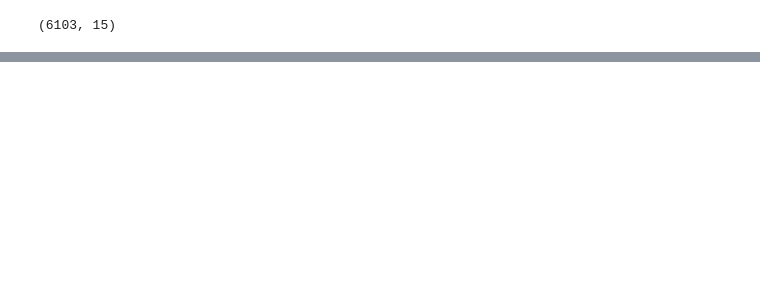
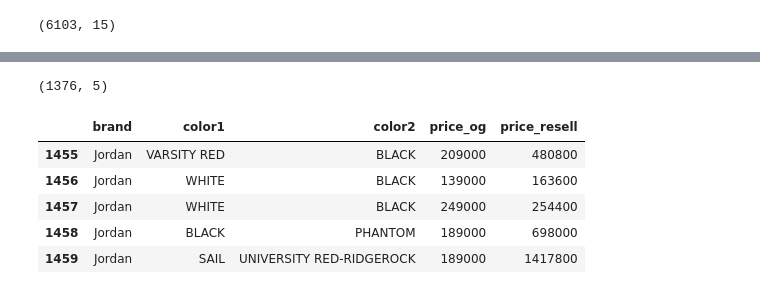
Before and after one commit to donghui-0126/mini-project, a Jupyter notebook: shoes-project/resell_regressor/color_dnn.ipynb, the cells around one changed output, grey strips where cells are left out. Drawn from its saved outputs; the diff is of its cells as text; code cells hidden in the pictures; blank space fills up the shorter version.

```diff
--- a/shoes-project/resell_regressor/color_dnn.ipynb
+++ b/shoes-project/resell_regressor/color_dnn.ipynb
@@ -289,0 +45,11 @@ Name: 0, Length: 1001, dtype: int64
+# %%
+print(df_jordan.shape)
+df_jordan.head()
+# %% [output]
+(1376, 5)
+|  | brand | color1 | color2 | price_og | price_resell |
+| 1455 | Jordan | VARSITY RED | BLACK | 209000 | 480800 |
+| 1456 | Jordan | WHITE | BLACK | 139000 | 163600 |
+| 1457 | Jordan | WHITE | BLACK | 249000 | 254400 |
+| 1458 | Jordan | BLACK | PHANTOM | 189000 | 698000 |
+| 1459 | Jordan | SAIL | UNIVERSITY RED-RIDGEROCK | 189000 | 1417800 |
```
Also changed, not shown: parts of 50 cells of this notebook, 10 other files.
